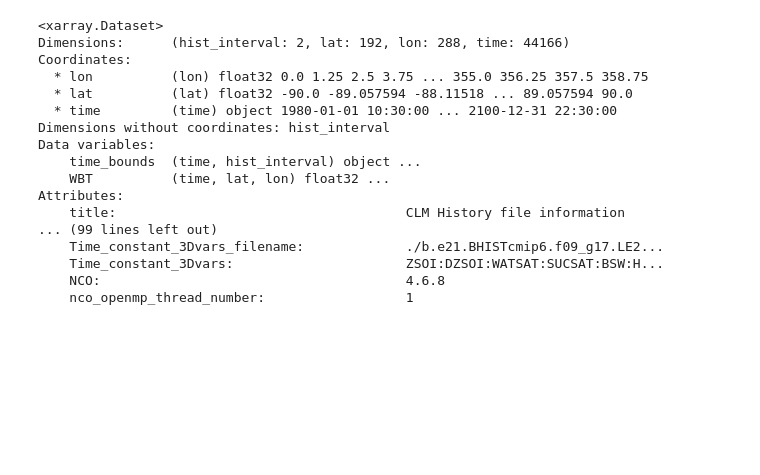
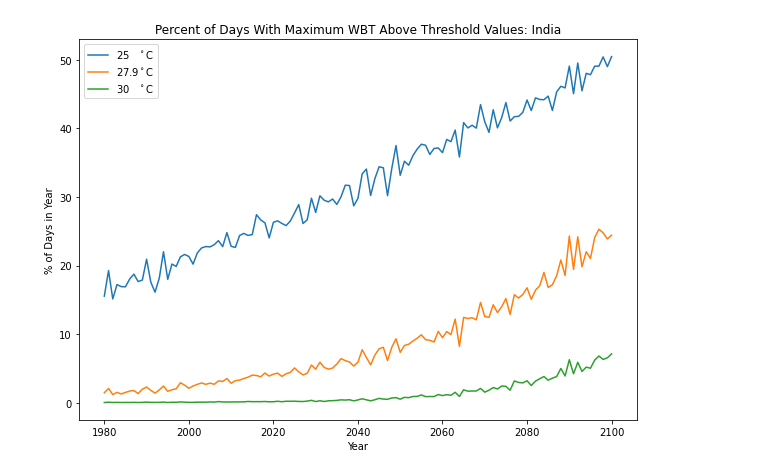
Before and after one commit to KYan19/pei, a Jupyter notebook: notebooks/4.4_WBTData.ipynb, the cells around one changed output. Drawn from its saved outputs; the diff is of its cells as text; code cells hidden in the pictures; blank space fills up the shorter version.

Commit message:
Generating time series plots for frequency of days above WBT threshold values

```diff
--- a/notebooks/4.4_WBTData.ipynb
+++ b/notebooks/4.4_WBTData.ipynb
@@ -3,21 +0,0 @@ import xarray as xr
-# %%
-ds = xr.open_dataset('../data/processed/WBTdaily/WBTdailyens1.nc')
-ds
-# %% [output]
-<xarray.Dataset>
-Dimensions:      (hist_interval: 2, lat: 192, lon: 288, time: 44166)
-Coordinates:
-  * lon          (lon) float32 0.0 1.25 2.5 3.75 ... 355.0 356.25 357.5 358.75
-  * lat          (lat) float32 -90.0 -89.057594 -88.11518 ... 89.057594 90.0
-  * time         (time) object 1980-01-01 10:30:00 ... 2100-12-31 22:30:00
-Dimensions without coordinates: hist_interval
-Data variables:
-    time_bounds  (time, hist_interval) object ...
-    WBT          (time, lat, lon) float32 ...
-Attributes:
-    title:                                     CLM History file information
-... (99 lines left out)
-    Time_constant_3Dvars_filename:             ./b.e21.BHISTcmip6.f09_g17.LE2...
-    Time_constant_3Dvars:                      ZSOI:DZSOI:WATSAT:SUCSAT:BSW:H...
-    NCO:                                       4.6.8
-    nco_openmp_thread_number:                  1
@@ -23,0 +18,41 @@ Attributes:
+# %%
+def thres(ds,area_weights,thres,ax):
+    # Set all values above threshold to true
+    ds_bool = ~np.isnan(ds.where(ds>=thres))
+
+    # Sum number of values above threshold per year
+    freq = (ds_bool*area_weights).sum(['lon','lat','ensemble']).groupby('time.year').sum()
+
+    # Total number of values (5 ensembles, 365 days per year)
+    denom = 5*365
+
+    # Frequency of occurrence as a percentage
+    freq_frac = (freq/denom)*100
+
+    # Plot frequency
+    (freq_frac)['land_area'].plot()
+# %%
+def plot_thres3(region,ds,area):
+    # Get data for region
+    ds_region = mf.slice_region(ds,region)['WBT']
+    area_region = mf.slice_region(area,region)
+
+    # Weighted area of grid cells
+    area_weights = area_region/(area_region.sum(['lon','lat']))
+
+    fig,ax = plt.subplots(figsize=(10,7))
+    thres(ds_region,area_weights,25,ax)
+    thres(ds_region,area_weights,27.9,ax)
+    thres(ds_region,area_weights,30,ax)
+
+    ax.set_xlabel('Year')
+    ax.set_ylabel('% of Days in Year')
+    ax.set_title('Percent of Days With Maximum WBT Above Threshold Values: '+region)
+    ax.legend(['25   $^\circ$C','27.9$^\circ$C','30   $^\circ$C'],loc='upper left')
+    ax.xaxis.set_ticks(np.arange(1980, 2101, 20))
+    ax.xaxis.set_major_formatter(FormatStrFormatter('%d'))
+    fig.savefig(region+'thres.png')
+# %%
+plot_thres3('India',ds,land_area_adj)
+# %% [output]
+[figure, added]
```
Also changed, not shown: parts of 4 cells of this notebook.
